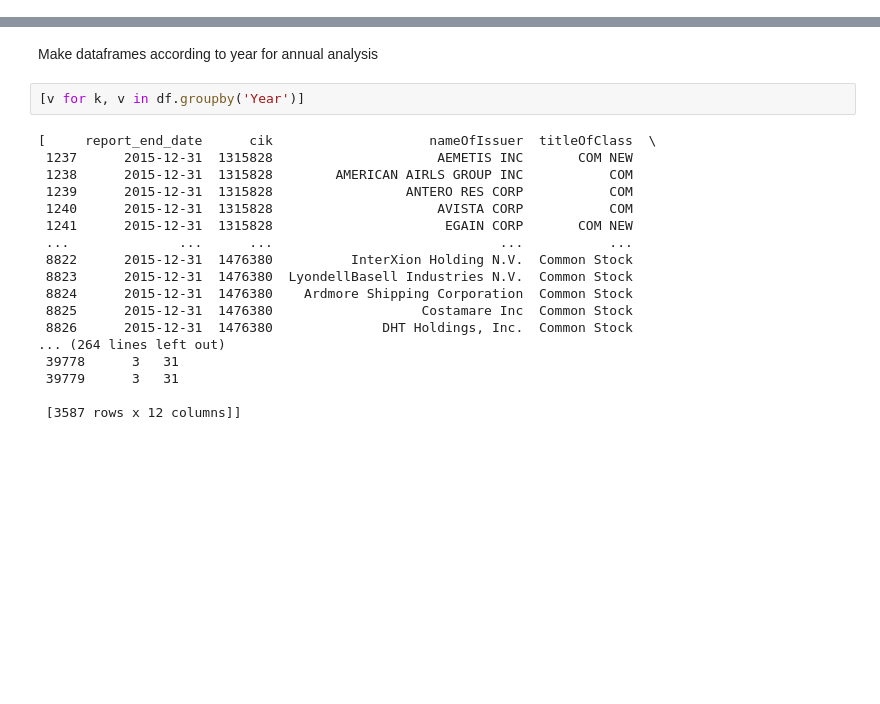
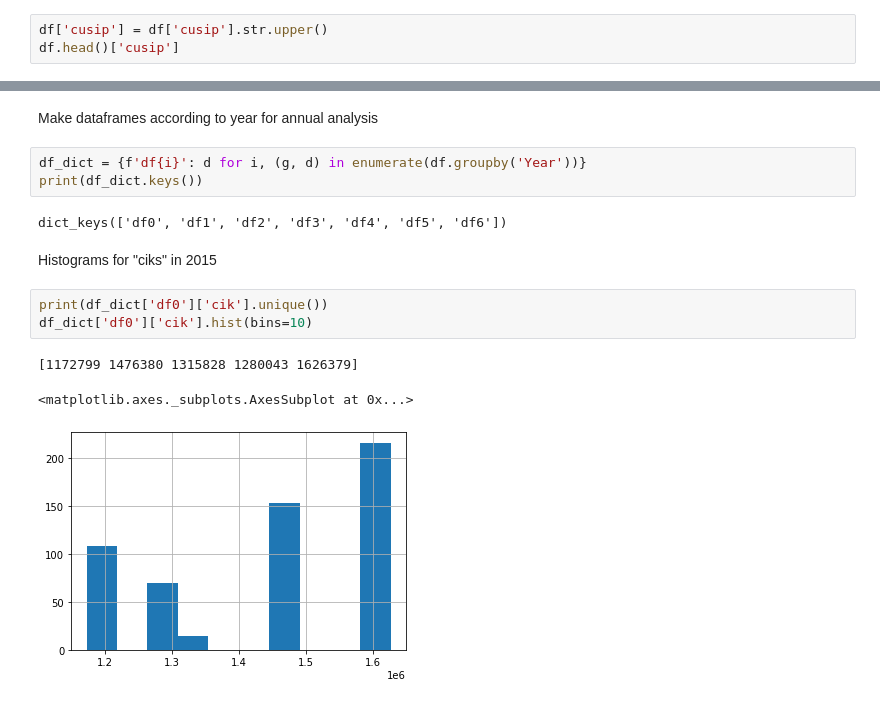
Before and after one commit to lgov/kul_mda_barbados, a Jupyter notebook: exploratory/exploratory_data_analysis.ipynb, the cells around one changed output, grey strips where cells are left out. Drawn from its saved outputs; the diff is of its cells as text; blank space fills up the shorter version.

```diff
--- a/exploratory/exploratory_data_analysis.ipynb
+++ b/exploratory/exploratory_data_analysis.ipynb
@@ -154,0 +157,3 @@ array(['824348106', '78467x109', '464287622', ..., '9837FR100',
+# %%
+df['cusip'] = df['cusip'].str.upper()
+df.head()['cusip']
@@ -279,22 +276,16 @@ df
 # %% [markdown]
 Make dataframes according to year for annual analysis
-# %%
-[v for k, v in df.groupby('Year')]
-# %% [output]
-[     report_end_date      cik                    nameOfIssuer  titleOfClass  \
- 1237      2015-12-31  1315828                     AEMETIS INC       COM NEW
- 1238      2015-12-31  1315828        AMERICAN AIRLS GROUP INC           COM
- 1239      2015-12-31  1315828                 ANTERO RES CORP           COM
- 1240      2015-12-31  1315828                     AVISTA CORP           COM
- 1241      2015-12-31  1315828                      EGAIN CORP       COM NEW
- ...              ...      ...                             ...           ...
- 8822      2015-12-31  1476380          InterXion Holding N.V.  Common Stock
- 8823      2015-12-31  1476380  LyondellBasell Industries N.V.  Common Stock
- 8824      2015-12-31  1476380    Ardmore Shipping Corporation  Common Stock
- 8825      2015-12-31  1476380                   Costamare Inc  Common Stock
- 8826      2015-12-31  1476380              DHT Holdings, Inc.  Common Stock
-... (264 lines left out)
- 39778      3   31
- 39779      3   31
-
- [3587 rows x 12 columns]]
+# %%
+df_dict = {f'df{i}': d for i, (g, d) in enumerate(df.groupby('Year'))}
+print(df_dict.keys())
+# %% [output]
+dict_keys(['df0', 'df1', 'df2', 'df3', 'df4', 'df5', 'df6'])
+# %% [markdown]
+Histograms for "ciks" in 2015
+# %%
+print(df_dict['df0']['cik'].unique())
+df_dict['df0']['cik'].hist(bins=10)
+# %% [output]
+[1172799 1476380 1315828 1280043 1626379]
+<matplotlib.axes._subplots.AxesSubplot at 0x...>
+[figure, added]
```
Also changed, not shown: parts of 26 cells of this notebook.
